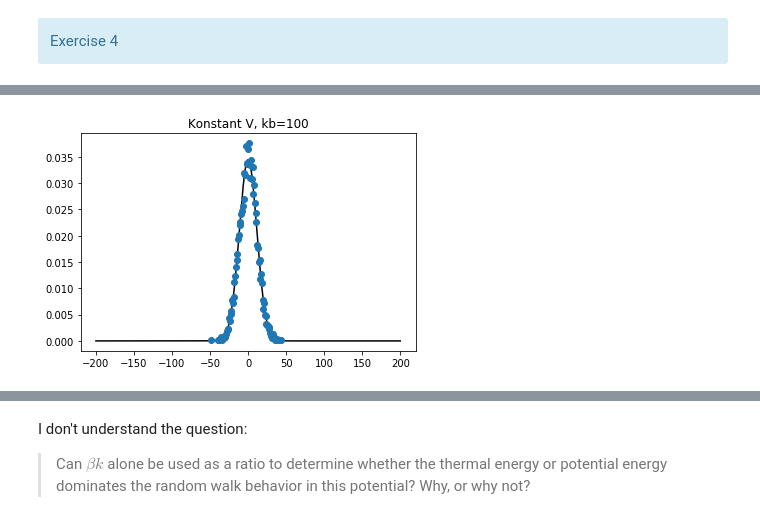
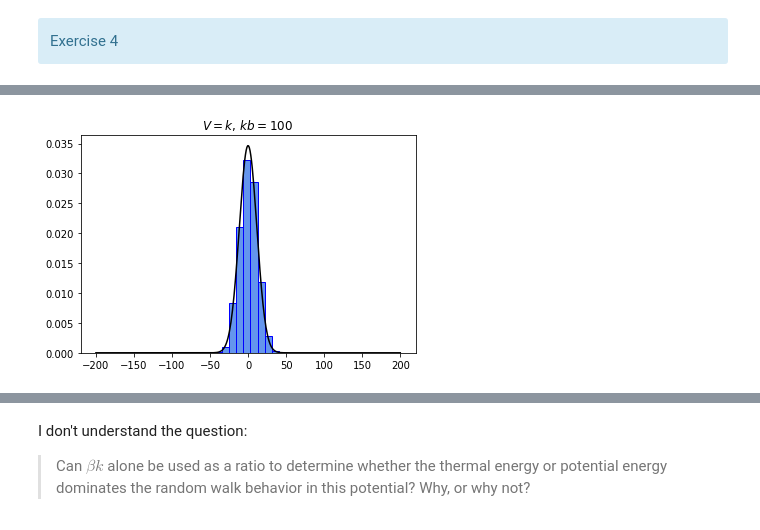
Before and after one commit to fleroviums/TMA4320, a Jupyter notebook: Prosjekt 1/Prosjekt 1-Copy1.ipynb, the cells around one changed output, grey strips where cells are left out. Saved outputs shown, nothing was run; the diff lists cells and outputs as text; code cells hidden in the pictures.

```diff
--- a/Prosjekt 1/Prosjekt 1-Copy1.ipynb
+++ b/Prosjekt 1/Prosjekt 1-Copy1.ipynb
@@ -210,96 +215,30 @@ def normalPlot(points):
     plt.show()
 # %%
-#4.1 - constant V NOTE: Run cell over before running this
-def V(x):
+#NOTE: Run cell over before running this
+############# 4.1  ############# - Constant potential
+def V_const(x):
     return 1 #Defining V(x)/k in reality
 
 xvals = np.zeros(10000) #Empty np-set
 
+
 for i in range(int(particles)):
-        xvals[i] = rand_walk(kb[0])
-plt.title("V=k, kb=0.01")
+        xvals[i] = rand_walk(kb[0], T, V_const)#.x
+plt.title("$V=k,\, kb=0.01$")
+plt.ylim(top=0.04)  # adjust the top leaving bottom unchanged
 normalPlot(xvals)
 
 #kb=1
 for i in range(int(particles)):
-    xvals[i] = rand_walk(kb[1])
+    xvals[i] = rand_walk(kb[1], T, V_const)#.x det funker vel ikke.. + ugunstig
 
-plt.title("Konstant V, kb=1")
+plt.title("$V=k,\, kb=1$")
 normalPlot(xvals)
 
 
 #kb=100
 for i in range(int(particles)):
-    xvals[i] = rand_walk(kb[2])
-plt.title("Konstant V, kb=100")
+    xvals[i] = rand_walk(kb[2], T, V_const)
+plt.title("$V=k,\, kb=100$")
 normalPlot(xvals)
-
-############# 4.2  #############
-def V(x):
-    return x #kx
-
-for i in range(int(particles)):
-    xvals[i] = rand_walk(kb[0])
-
-plt.title("V=kx, kb=0.01")
-normalPlot(xvals)
-
-#kb=1
-for i in range(int(particles)):
-    xvals[i] = rand_walk(kb[1])
-
-plt.title("V=kx, kb=1")
-normalPlot(xvals)
-
-for i in range(int(particles)):
-    xvals[i] = rand_walk(kb[2])
-
-plt.title("V=kx, kb=100, without normal distribution")
-(unique, counts) = np.unique(xvals, return_counts=True)
-counts = counts/particles
-plt.plot(unique, counts, 'o', linewidth=None)
-plt.show()
-
-
-############# 4.3  #############
-def V(x):
-    return (x/20+np.sin(x/5))
-
-for i in range(int(particles)):
-    xvals[i] = rand_walk(kb[0])
-plt.title("kb=0.01")
-normalPlot(xvals)
-
-#kb=1
-for i in range(int(particles)):
-    xvals[i] = rand_walk(kb[1])
-plt.title("kb=1")
-normalPlot(xvals)
-
-for i in range(int(particles)):
-    xvals[i] = rand_walk(kb[2])
-plt.title("kb=100")
-normalPlot(xvals)
-
-
-############# 4.4  #############
-
-def V(x):
-    return x*x #Faster runtime than x**2
-
-for i in range(int(particles)):
-    xvals[i] = rand_walk(kb[0])
-plt.title("kb=0.01")
-normalPlot(xvals)
-
-#kb=1
-for i in range(int(particles)):
-    xvals[i] = rand_walk(kb[1])
-plt.title("kb=1")
-normalPlot(xvals)
-
-for i in range(int(particles)):
-    xvals[i] = rand_walk(kb[2])
-plt.title("kb=100")
-normalPlot(xvals)
 # %% [output]
@@ -308 +247 @@ normalPlot(xvals)
-[figure, old version]
+[figure, new version]
```
Also changed, not shown: parts of 6 cells of this notebook.
